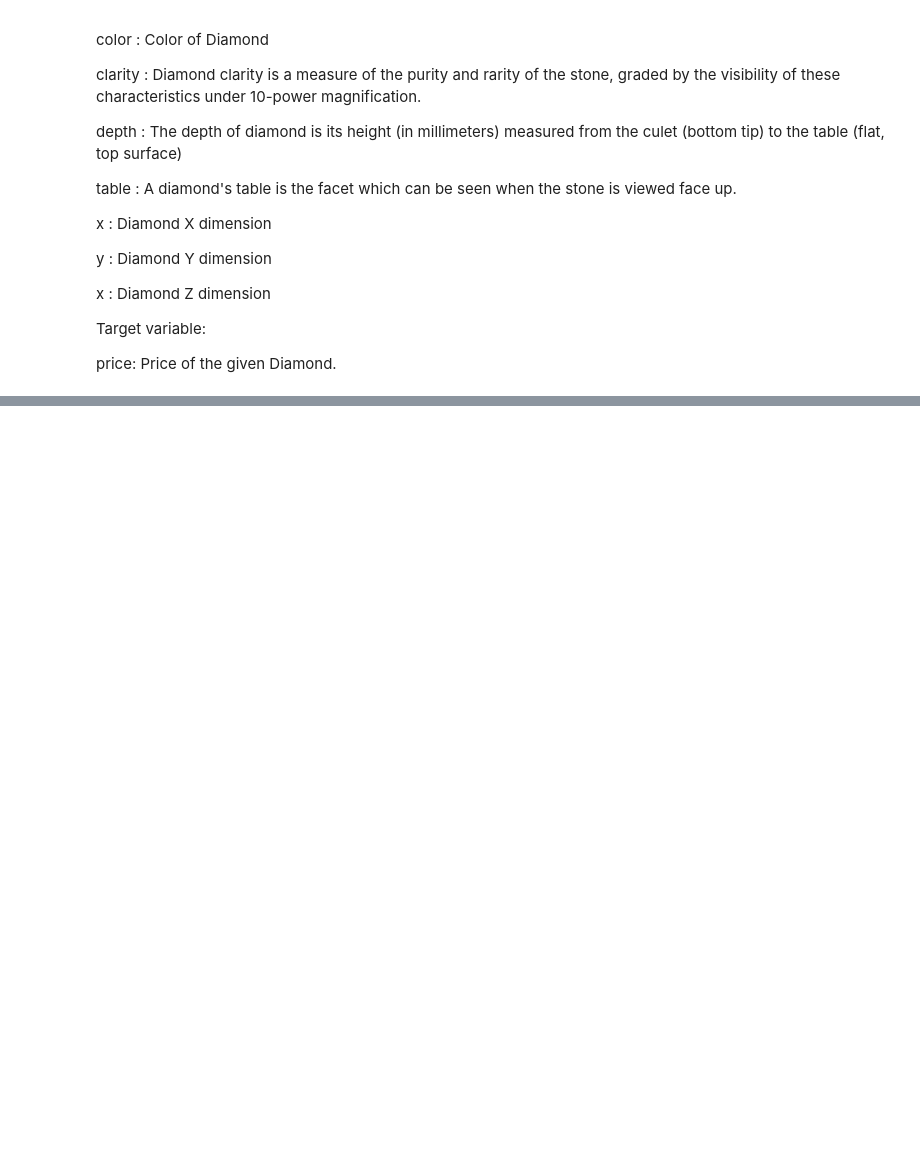
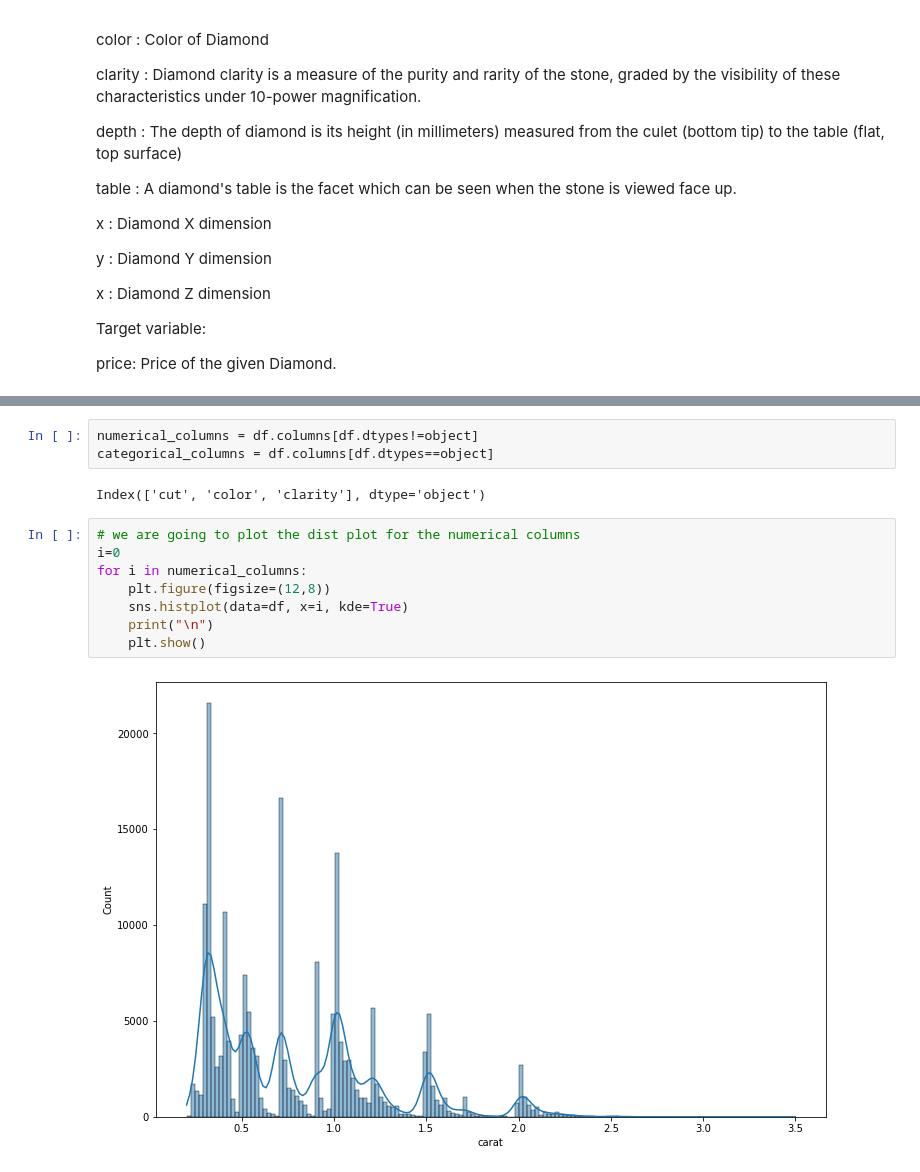
Before and after one commit to raviiai/Diamond_Price_Prediction, a Jupyter notebook: notebook/EDA.ipynb, the cells around one changed output, grey strips where cells are left out. Drawn from its saved outputs; the diff is of its cells as text; blank space fills up the shorter version.

```diff
--- a/notebook/EDA.ipynb
+++ b/notebook/EDA.ipynb
@@ -36,0 +181,15 @@ Error:
+# %%
+numerical_columns = df.columns[df.dtypes!=object]
+categorical_columns = df.columns[df.dtypes==object]
+# %% [output]
+Index(['cut', 'color', 'clarity'], dtype='object')
+# %%
+# we are going to plot the dist plot for the numerical columns
+i=0
+for i in numerical_columns:
+    plt.figure(figsize=(12,8))
+    sns.histplot(data=df, x=i, kde=True)
+    print("\n")
+    plt.show()
+# %% [output]
+[figure, added]
```
Also changed, not shown: parts of 33 cells of this notebook.
